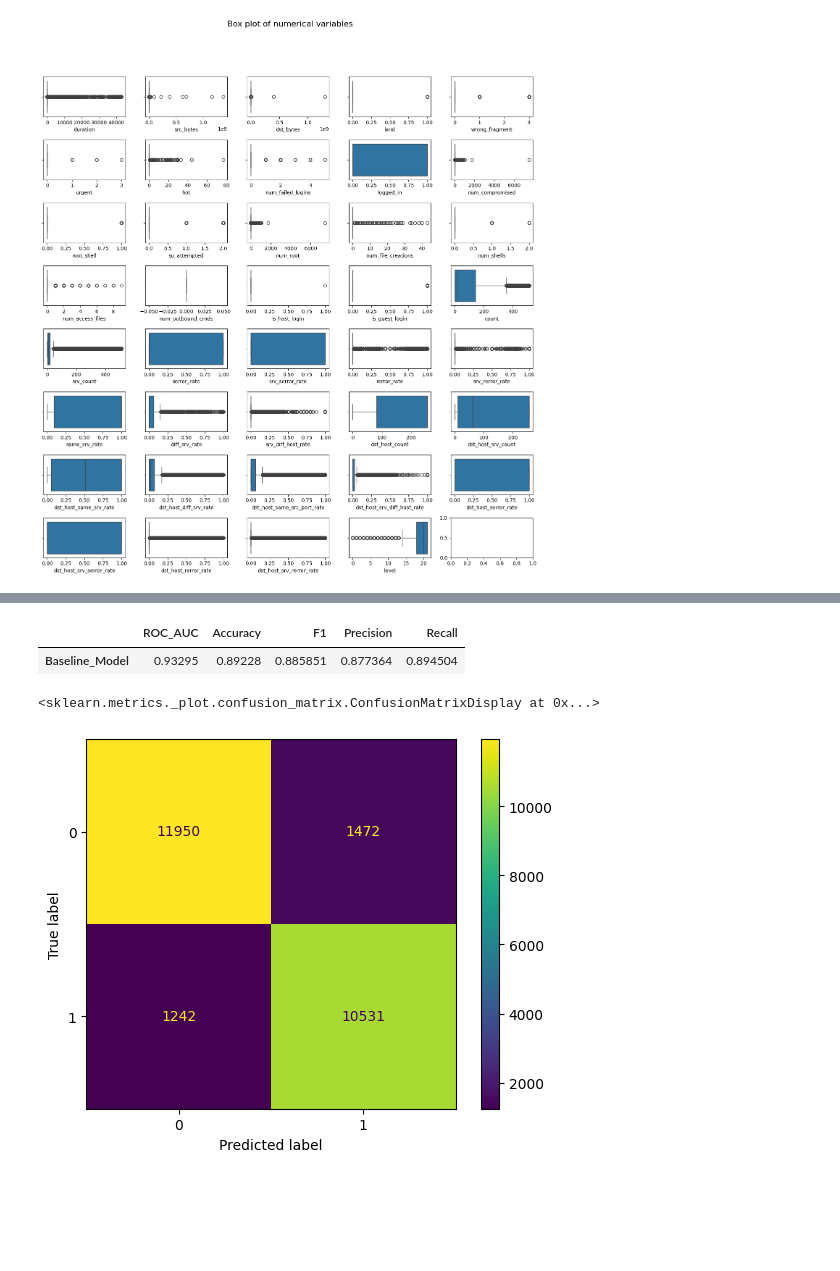
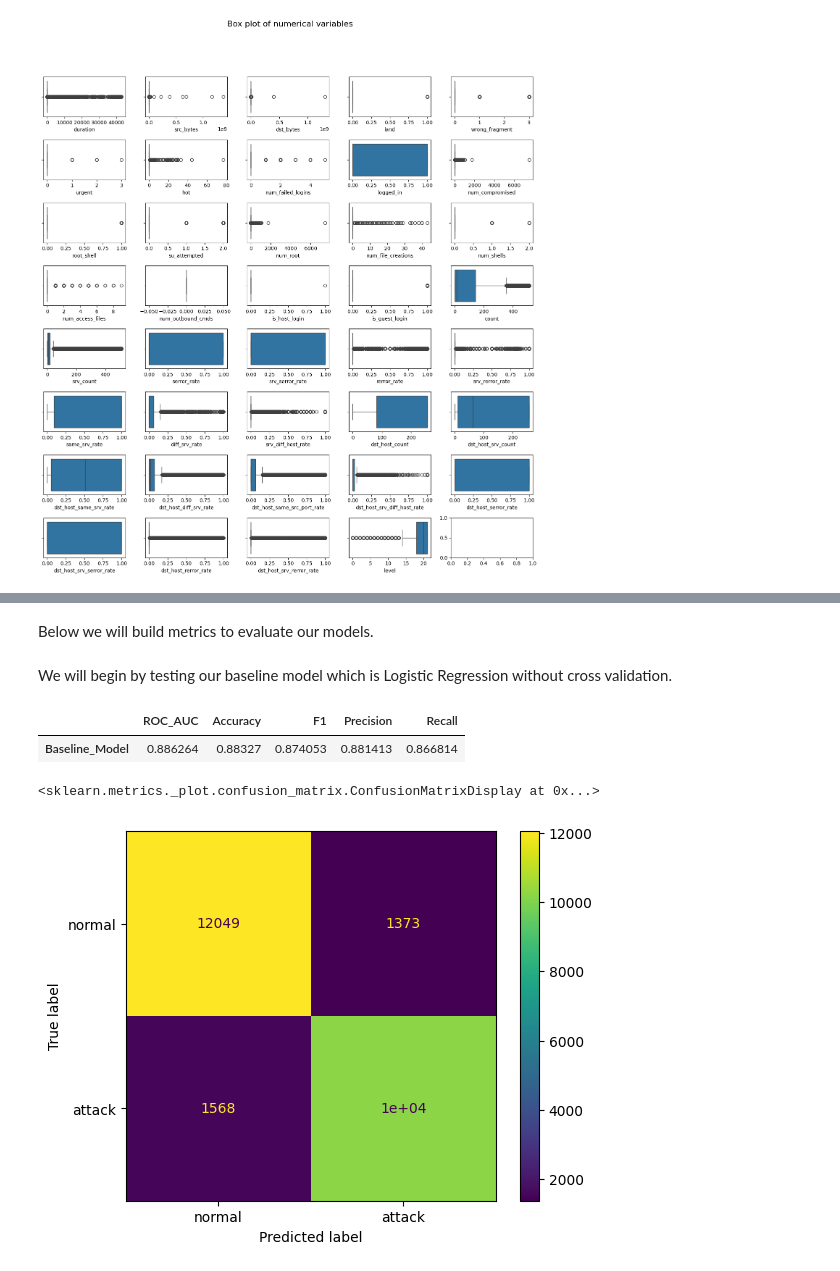
Before and after one commit to lululemon33/capstone, a Jupyter notebook: Copy_of_Untitled10.ipynb, the cells around one changed output, grey strips where cells are left out. Drawn from its saved outputs; the diff is of its cells as text; code cells hidden in the pictures; blank space fills up the shorter version.

```diff
--- a/Copy_of_Untitled10.ipynb
+++ b/Copy_of_Untitled10.ipynb
@@ -138,0 +182,4 @@ Text(0.5, 1.1, 'Box plot of numerical variables')
+# %%
+#Taking out logged_in, serror_rate, srv_serror_rate, dest_host_serror_rate and dst_host_srv_serror_rate from dataframe
+useless_cols=['logged_in','serror_rate','srv_serror_rate','dst_host_serror_rate','dst_host_srv_serror_rate', 'land']
+df_1 = df.drop(useless_cols, axis=1)
@@ -143,7 +194,7 @@ def Scaling(df_num, cols):
     std_df = pd.DataFrame(std_scaler_temp, columns =cols)
     return std_df
 # %%
-cat_cols = ['is_host_login','protocol_type','service','flag','land', 'logged_in','is_guest_login', 'level', 'class']
+cat_cols = ['is_host_login','protocol_type','service','flag','is_guest_login', 'level', 'class']
 def preprocess(dataframe):
     df_num = dataframe.drop(cat_cols, axis=1)
     num_cols = df_num.columns
@@ -173,4 +226,4 @@ Text(0.5, 1.05, 'Distribution of Categorical variables')
 # %%
-scaled_train = preprocess(df)
+scaled_train = preprocess(df_1)
 scaled_train
 # %% [output]
@@ -206,25 +330,29 @@ Number of original features is 122 and of reduced features is 119
+# %% [markdown]
+Below we will build metrics to evaluate our models.
 # %%
 results_df = pd.DataFrame({'logistic_regression': []},
                           columns=['ROC_AUC','Accuracy', 'F1', 'Precision', 'Recall'])
+# %% [markdown]
+We will begin by testing our baseline model which is Logistic Regression without cross validation.
 # %%
 simple_lgr = LogisticRegression()
-simple_lgr.fit(x_train_reduced, y_train_reduced)
-y_hat = simple_lgr.predict(x_test_reduced)
-y_hat_probs = simple_lgr.predict_proba(x_test_reduced)
-simple_lgr_scores = classification_report(y_test_reduced, y_hat)
-baseline_roc_score = roc_auc_score(y_test_reduced, y_hat_probs[:, 1])
+simple_lgr.fit(x_train, y_train)
+y_hat = simple_lgr.predict(x_test)
+y_hat_probs = simple_lgr.predict_proba(x_test)
+simple_lgr_scores = classification_report(y_test, y_hat)
+baseline_roc_score = roc_auc_score(y_test, y_hat_probs[:, 1])
 
-results_df.loc['Baseline_Model', 'Accuracy'] = accuracy_score(y_test_reduced, y_hat)
+results_df.loc['Baseline_Model', 'Accuracy'] = accuracy_score(y_test, y_hat)
 results_df.loc['Baseline_Model', 'ROC_AUC'] = baseline_roc_score
-results_df.loc['Baseline_Model', 'F1'] = f1_score(y_test_reduced, y_hat)
-results_df.loc['Baseline_Model', 'Precision'] = precision_score(y_test_reduced, y_hat)
-results_df.loc['Baseline_Model', 'Recall'] = recall_score(y_test_reduced, y_hat)
+results_df.loc['Baseline_Model', 'F1'] = f1_score(y_test, y_hat)
+results_df.loc['Baseline_Model', 'Precision'] = precision_score(y_test, y_hat)
+results_df.loc['Baseline_Model', 'Recall'] = recall_score(y_test, y_hat)
 results_df
 # %% [output]
 |  | ROC_AUC | Accuracy | F1 | Precision | Recall |
-| Baseline_Model | 0.93295 | 0.89228 | 0.885851 | 0.877364 | 0.894504 |
+| Baseline_Model | 0.886264 | 0.88327 | 0.874053 | 0.881413 | 0.866814 |
 # %%
-ConfusionMatrixDisplay.from_predictions(y_test_reduced, y_hat)
+ConfusionMatrixDisplay.from_predictions(y_test, y_hat, display_labels = ['normal', 'attack'])
 # %% [output]
 <sklearn.metrics._plot.confusion_matrix.ConfusionMatrixDisplay at 0x...>
-[figure, old version]
+[figure, new version]
```
Also changed, not shown: parts of 40 cells of this notebook, 1 other file.
